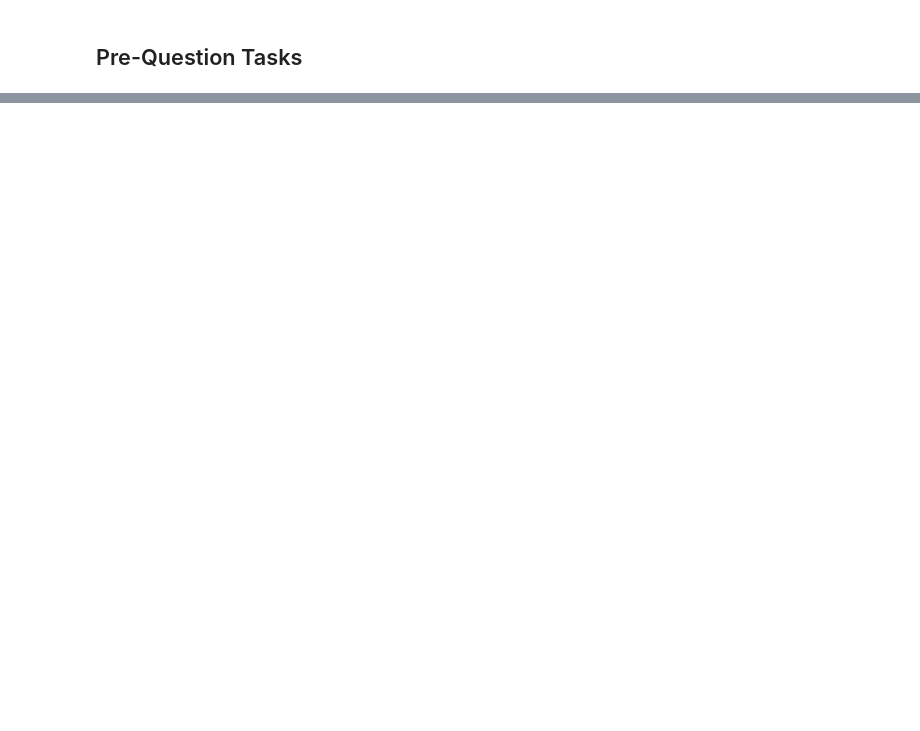
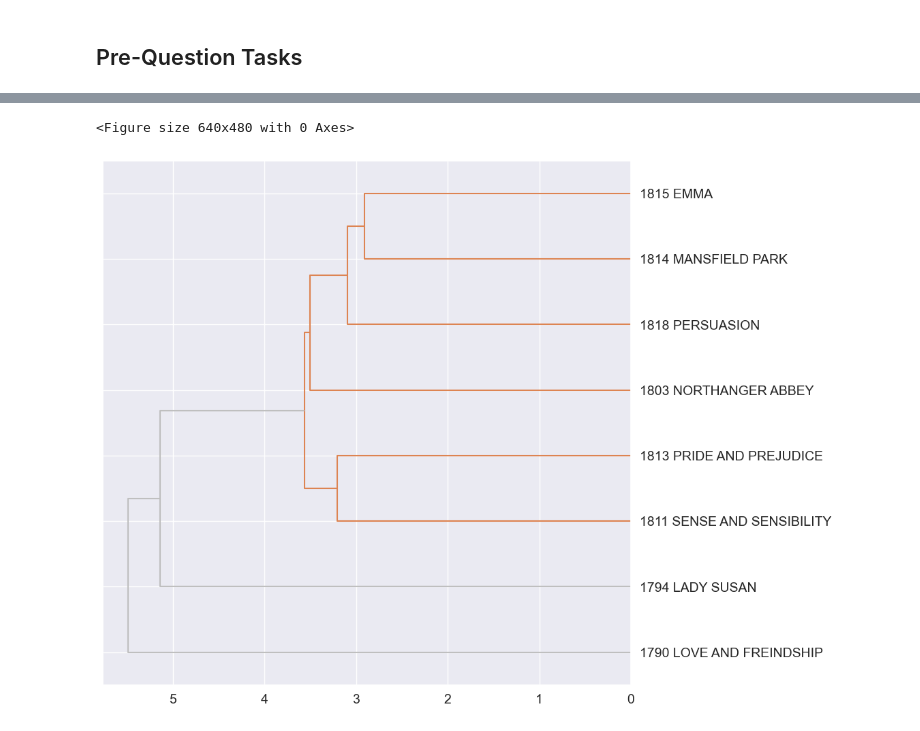
Before and after one commit to sqr8ap/DS5001-2025-01-R, a Jupyter notebook: lessons/M06_CusteringSimilarity/M06_HW.ipynb, the cells around one changed output, grey strips where cells are left out. Saved outputs shown, nothing was run; the diff lists cells and outputs as text; code cells hidden in the pictures; blank space fills up the shorter version.

```diff
--- a/lessons/M06_CusteringSimilarity/M06_HW.ipynb
+++ b/lessons/M06_CusteringSimilarity/M06_HW.ipynb
@@ -141,4 +139,4 @@ pos = {"NN", "NNS", "VB", "VBD", "VBG", "VBN", "VBP", "VBZ", "JJ", "JJR", "JJS",
 pos_match = VOCAB[VOCAB['max_pos'].isin(pos)].index
 filtered_dfidf = DFIDF[DFIDF.index.isin(pos_match)]
 top_terms = filtered_dfidf.nlargest(1000).index
-TFIDF = TFIDF[top_terms]
+TFIDF_reduced = TFIDF[top_terms]
@@ -161,0 +171,9 @@ TFIDF
+# %%
+# Compute distance measures between all pairs of books
+L0 = TFIDF_collapsed.astype('bool').astype('int')    # Binary (Pseudo L)
+L1 = TFIDF_collapsed.apply(lambda x: x / x.sum(), 1) # Probabilistic
+L2 = TFIDF_collapsed.apply(lambda x: x / norm(x), 1) # Pythagorean, AKA Euclidean
+
+PAIRS = pd.DataFrame(index=pd.MultiIndex.from_product([LIB.index.tolist(), LIB.index.tolist()])).reset_index()
+PAIRS = PAIRS[PAIRS.level_0 < PAIRS.level_1].set_index(['level_0','level_1'])
+PAIRS.index.names = ['doc_a', 'doc_b']
@@ -161,0 +190,37 @@ TFIDF
+# %%
+PAIRS['cityblock'] = pdist(TFIDF_collapsed, 'cityblock')
+PAIRS['cosine'] = pdist(TFIDF_collapsed, 'cosine')
+PAIRS['euclidean'] = pdist(L2, 'euclidean')
+PAIRS['jaccard'] = pdist(L0, 'jaccard')
+PAIRS['js'] = pdist(L1, 'jensenshannon')
+# %%
+# Create hierarchical agglomerative cluster diagrams
+def hac(sims, linkage_method='weighted', color_thresh=.3, figsize=(10, 10)):
+
+    # Generate the clustering
+    tree = sch.linkage(sims, method=linkage_method)
+
+    # Get labels for the leaves
+    labels = LIB.year.values
+
+    # Create a figure
+    plt.figure()
+    fig, axes = plt.subplots(figsize=figsize)
+
+    # Create a dendrogram with the tree
+    dendrogram = sch.dendrogram(tree,
+                                labels=labels,
+                                orientation="left",
+                                count_sort=True,
+                                distance_sort=True,
+                                above_threshold_color='.75',
+                                color_threshold=color_thresh
+                               )
+
+    # Change the appearance of ticks, tick labels, and gridlines
+    plt.tick_params(axis='both', which='major', labelsize=14)
+# %%
+hac(PAIRS.cityblock, color_thresh=4)
+# %% [output]
+<Figure size 640x480 with 0 Axes>
+[figure, added]
```
Also changed, not shown: parts of 27 cells of this notebook.
